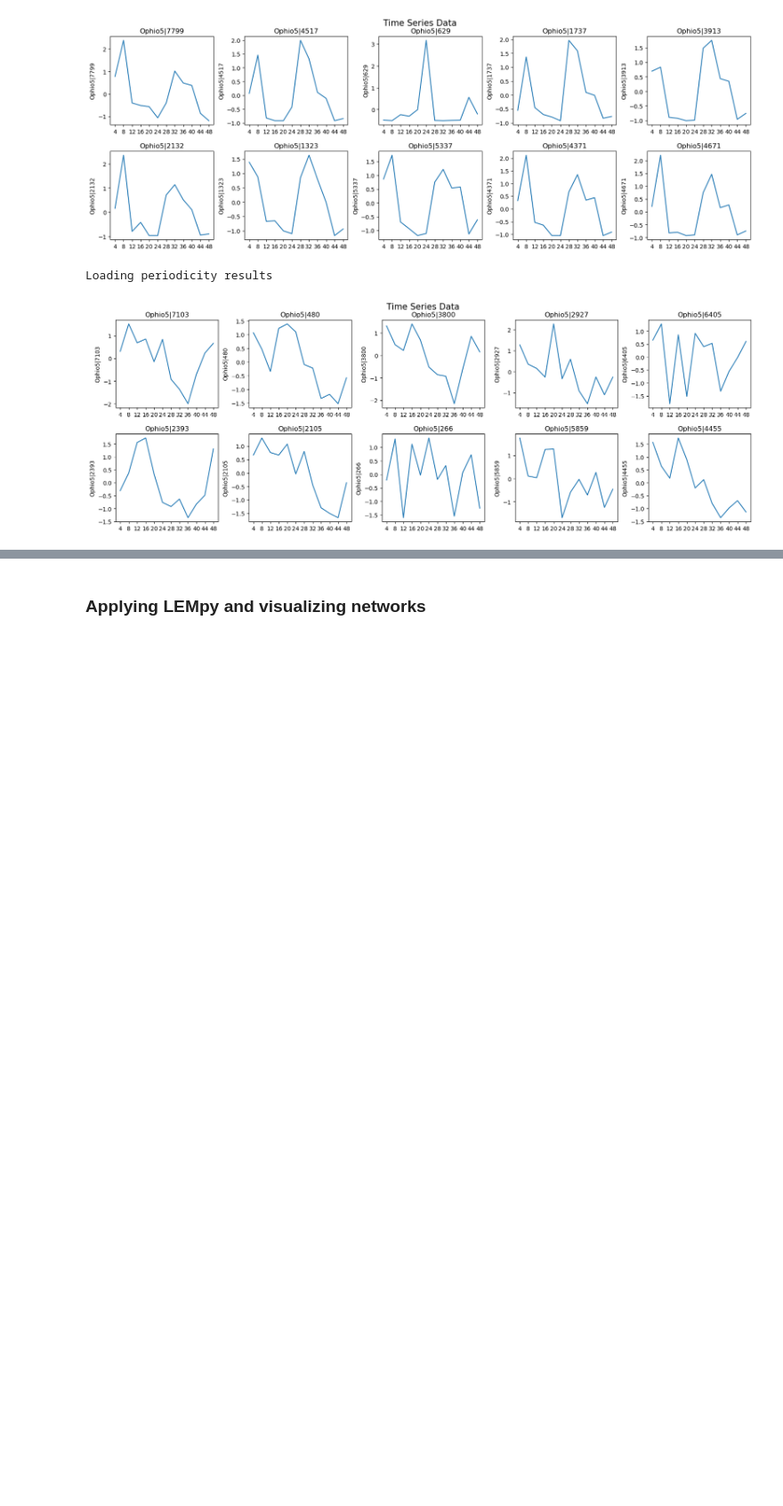
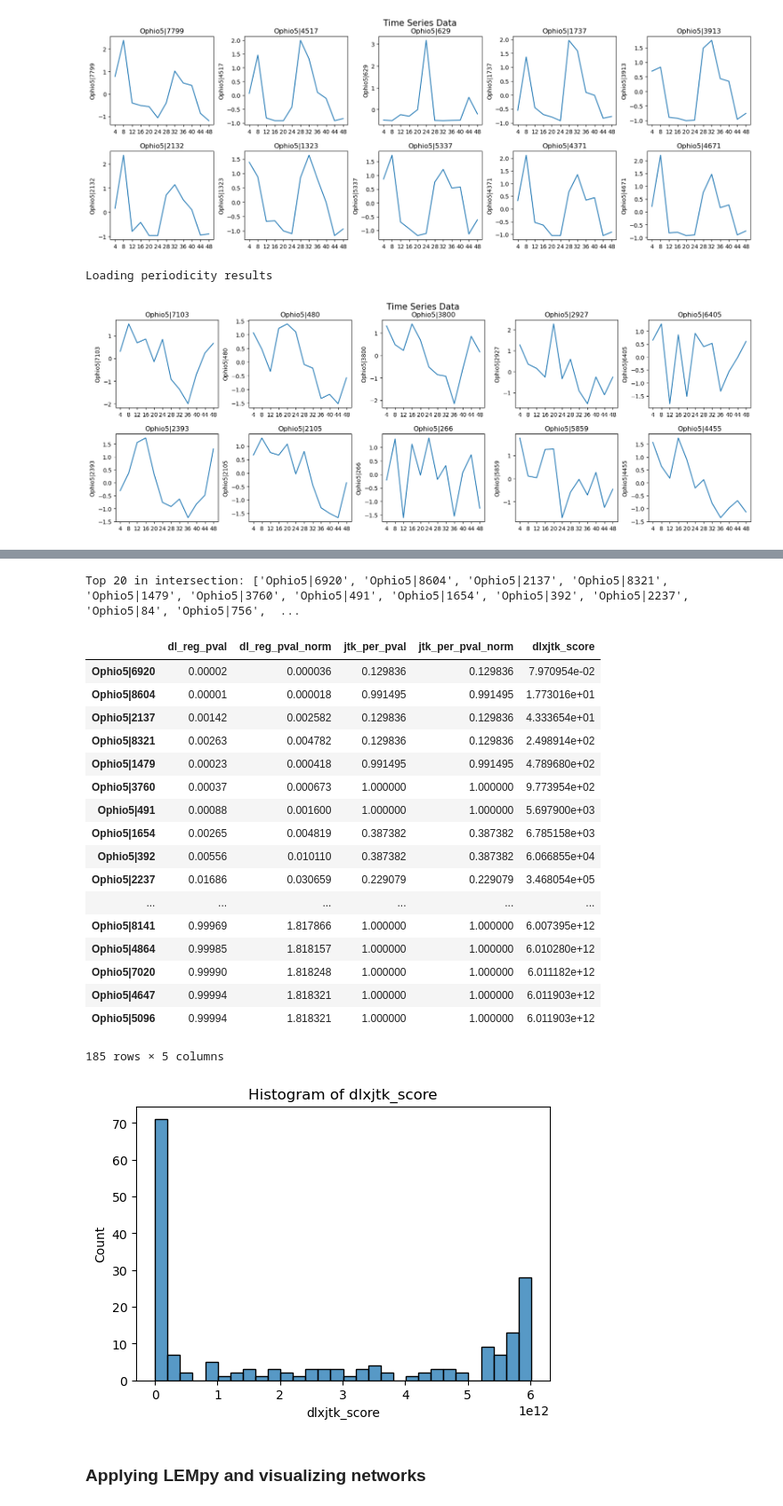
Before and after one commit to maxwellmlin/bio218-project, a Jupyter notebook: notebooks/data_to_network_demo@max.ipynb, the cells around one changed output, grey strips where cells are left out. Shown: that part at 89% size. Saved outputs shown, nothing was run; the diff lists cells and outputs as text; code cells hidden in the pictures; blank space fills up the shorter version.

Commit message:
Find TF-DLxJTK intersection

```diff
--- a/notebooks/data_to_network_demo@max.ipynb
+++ b/notebooks/data_to_network_demo@max.ipynb
@@ -8,8 +8,12 @@ import pathlib
 # %%
 DATASET_NAME = "Okimflemingiae_DD_RPKM"
 
-FIGURE_PATH = pathlib.Path(__file__).resolve().parents[1] / "figs"
+ROOT_PATH = Path(__file__).resolve().parents[1]
+
+FIGURE_PATH = ROOT_PATH / "figs"
 FIGURE_PATH.mkdir(exist_ok=True)
+
+TF_PATH = ROOT_PATH / "transcription_factors"
 # %%
 plt.rcParams['savefig.dpi'] = 600
 plt.rcParams['savefig.bbox'] = 'tight'
@@ -116,3 +120,18 @@ plot_linegraphs_from_gene_list(dataset, gene_list, norm_data=True, save_path=FIG
 # %% [output]
 Loading periodicity results
 [figure]
+# %%
+gene_sets = {}
+for path in TF_PATH.glob("*.txt"):
+    with path.open() as f:
+        gene_sets[path.name] = {line.strip() for line in f}
+
+for gene in gene_sets:
+    print(f"{gene}: {len(gene_sets[gene])} genes")
+print()
+print(f"Total sets: {len(gene_sets)}")
+
+gene_set = set()
+for genes in gene_sets.values():
+    gene_set.update(genes)
+print(f"Total genes: {len(gene_set)}")
@@ -119,3 +156,36 @@ Loading periodicity results
+# %%
+def intersect_results(results_path, gene_set):
+    periodicity_df = load_results(results_path)
+    return periodicity_df[periodicity_df.index.isin(gene_set)]
+
+tf_intersect_df = intersect_results(results_path, gene_set)
+tf_intersect_df = tf_intersect_df.sort_values(by=score_column_name)
+
+TOP_N = 20
+print(f"Top {TOP_N} in intersection: {list(tf_intersect_df.head(TOP_N).index)}")
+plot_periodicity_histogram(tf_intersect_df, score_column_name, bins=30)
+tf_intersect_df
+# %% [output]
+Top 20 in intersection: ['Ophio5|6920', 'Ophio5|8604', 'Ophio5|2137', 'Ophio5|8321', 'Ophio5|1479', 'Ophio5|3760', 'Ophio5|491', 'Ophio5|1654', 'Ophio5|392', 'Ophio5|2237', 'Ophio5|84', 'Ophio5|756',  ...
+|  | dl_reg_pval | dl_reg_pval_norm | jtk_per_pval | jtk_per_pval_norm | dlxjtk_score |
+| Ophio5|6920 | 0.00002 | 0.000036 | 0.129836 | 0.129836 | 7.970954e-02 |
+| Ophio5|8604 | 0.00001 | 0.000018 | 0.991495 | 0.991495 | 1.773016e+01 |
+| Ophio5|2137 | 0.00142 | 0.002582 | 0.129836 | 0.129836 | 4.333654e+01 |
+| Ophio5|8321 | 0.00263 | 0.004782 | 0.129836 | 0.129836 | 2.498914e+02 |
+| Ophio5|1479 | 0.00023 | 0.000418 | 0.991495 | 0.991495 | 4.789680e+02 |
+| Ophio5|3760 | 0.00037 | 0.000673 | 1.000000 | 1.000000 | 9.773954e+02 |
+| Ophio5|491 | 0.00088 | 0.001600 | 1.000000 | 1.000000 | 5.697900e+03 |
+| Ophio5|1654 | 0.00265 | 0.004819 | 0.387382 | 0.387382 | 6.785158e+03 |
+| Ophio5|392 | 0.00556 | 0.010110 | 0.387382 | 0.387382 | 6.066855e+04 |
+| Ophio5|2237 | 0.01686 | 0.030659 | 0.229079 | 0.229079 | 3.468054e+05 |
+| ... | ... | ... | ... | ... | ... |
+| Ophio5|8141 | 0.99969 | 1.817866 | 1.000000 | 1.000000 | 6.007395e+12 |
+| Ophio5|4864 | 0.99985 | 1.818157 | 1.000000 | 1.000000 | 6.010280e+12 |
+| Ophio5|7020 | 0.99990 | 1.818248 | 1.000000 | 1.000000 | 6.011182e+12 |
+| Ophio5|4647 | 0.99994 | 1.818321 | 1.000000 | 1.000000 | 6.011903e+12 |
+| Ophio5|5096 | 0.99994 | 1.818321 | 1.000000 | 1.000000 | 6.011903e+12 |
+185 rows × 5 columns
+[figure, added]
 # %% [markdown]
 ### Applying LEMpy and visualizing networks
 # %%
```
Also changed, not shown: parts of 4 cells of this notebook.
